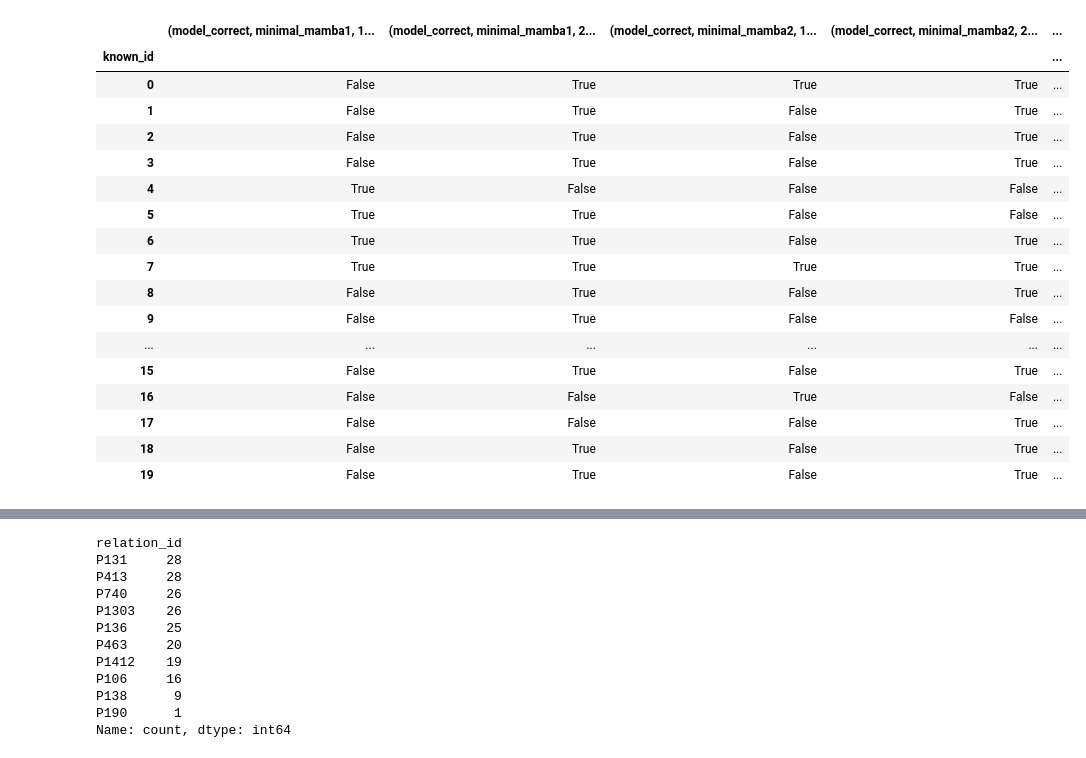
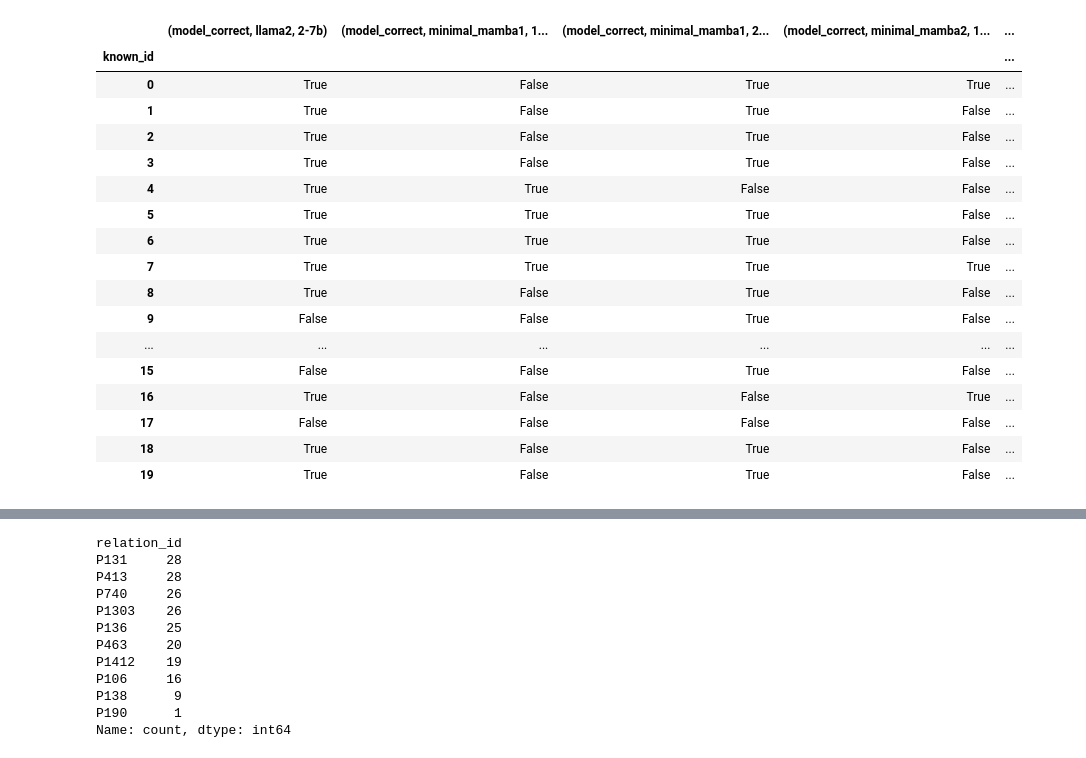
Before and after one commit to idangrosbard/ssm_analysis, a Jupyter notebook: notebooks/test-known_1000_correct.ipynb, the cells around one changed output, grey strips where cells are left out. Saved outputs shown, nothing was run; the diff lists cells and outputs as text; code cells hidden in the pictures.

```diff
--- a/notebooks/test-known_1000_correct.ipynb
+++ b/notebooks/test-known_1000_correct.ipynb
@@ -31,62 +34,74 @@ minimal_mamba2:
    2.7B
 # %%
 # Predefined constants for column names
-INDEX_COL = 'known_id'
-TOTAL_CORRECT_COL = 'total_correct'
-AGGREEMENT_TYPE_COL = 'agreement_type'
-MODEL_CORRECT_COL = 'model_correct'
-INDEX_COLUMNS = ['arch_name', 'size']
-PER_MODEL_COLS = [MODEL_CORRECT_COL, 'model_output']
+INDEX_COL = "known_id"
+TOTAL_CORRECT_COL = "total_correct"
+AGGREEMENT_TYPE_COL = "agreement_type"
+MODEL_CORRECT_COL = "model_correct"
+INDEX_COLUMNS = ["arch_name", "size"]
+PER_MODEL_COLS = [MODEL_CORRECT_COL, "model_output"]
 SHARE_COLS = [col for col in df.columns if col not in PER_MODEL_COLS + [INDEX_COL]]
-SHARE_COLS = ['prompt', 'relation_id']
+SHARE_COLS = ["prompt", "relation_id"]
 
 # Processing the data using pipes
 result = (
-    pd.concat([
-        df.assign(arch_name=name[0], size=name[1])
-        for name, df in known_1000_correct_files.items()
-    ])
+    pd.concat(
+        [
+            df.assign(arch_name=name[0], size=name[1])
+            for name, df in known_1000_correct_files.items()
+        ]
+    )
     .set_index(INDEX_COL)
-    .pipe(lambda df: (
-        pd.concat([
-            df[PER_MODEL_COLS + INDEX_COLUMNS]
-            .set_index(INDEX_COLUMNS, append=True)
-            .unstack(level=[-2, -1]),
-            df[SHARE_COLS].drop_duplicates().sort_index(),
-        ], axis=1)
-    ))
-    .pipe(lambda df: df.assign(**{
-        TOTAL_CORRECT_COL: df[[col for col in df.columns if col[0] == MODEL_CORRECT_COL]].sum(axis=1),
-        AGGREEMENT_TYPE_COL: (
-            df[[col for col in df.columns if col[0] == MODEL_CORRECT_COL]]
-            .astype(int)
-            .apply(lambda x: ''.join(x.astype(str)), axis=1)
+    .pipe(
+        lambda df: (
+            pd.concat(
+                [
+                    df[PER_MODEL_COLS + INDEX_COLUMNS]
+                    .set_index(INDEX_COLUMNS, append=True)
+                    .unstack(level=[-2, -1]),
+                    df[SHARE_COLS].drop_duplicates().sort_index(),
+                ],
+                axis=1,
+            )
         )
-
-    }))
+    )
+    .pipe(
+        lambda df: df.assign(
+            **{
+                TOTAL_CORRECT_COL: df[
+                    [col for col in df.columns if col[0] == MODEL_CORRECT_COL]
+                ].sum(axis=1),
+                AGGREEMENT_TYPE_COL: (
+                    df[[col for col in df.columns if col[0] == MODEL_CORRECT_COL]]
+                    .astype(int)
+                    .apply(lambda x: "".join(x.astype(str)), axis=1)
+                ),
+            }
+        )
+    )
 )
 
 # Displaying the result
 result.head(20)
 # %% [output]
-|  | (model_correct, minimal_mamba1, 1... | (model_correct, minimal_mamba1, 2... | (model_correct, minimal_mamba2, 1... | (model_correct, minimal_mamba2, 2... | ... |
+|  | (model_correct, llama2, 2-7b) | (model_correct, minimal_mamba1, 1... | (model_correct, minimal_mamba1, 2... | (model_correct, minimal_mamba2, 1... | ... |
 | known_id |  |  |  |  | ... |
-| 0 | False | True | True | True | ... |
-| 1 | False | True | False | True | ... |
-| 2 | False | True | False | True | ... |
-| 3 | False | True | False | True | ... |
-| 4 | True | False | False | False | ... |
-| 5 | True | True | False | False | ... |
-| 6 | True | True | False | True | ... |
+| 0 | True | False | True | True | ... |
+| 1 | True | False | True | False | ... |
+| 2 | True | False | True | False | ... |
+| 3 | True | False | True | False | ... |
+| 4 | True | True | False | False | ... |
+| 5 | True | True | True | False | ... |
+| 6 | True | True | True | False | ... |
 | 7 | True | True | True | True | ... |
-| 8 | False | True | False | True | ... |
-| 9 | False | True | False | False | ... |
+| 8 | True | False | True | False | ... |
+| 9 | False | False | True | False | ... |
 | ... | ... | ... | ... | ... | ... |
-| 15 | False | True | False | True | ... |
-| 16 | False | False | True | False | ... |
-| 17 | False | False | False | True | ... |
-| 18 | False | True | False | True | ... |
-| 19 | False | True | False | True | ... |
+| 15 | False | False | True | False | ... |
+| 16 | True | False | False | True | ... |
+| 17 | False | False | False | False | ... |
+| 18 | True | False | True | False | ... |
+| 19 | True | False | True | False | ... |
 # %%
 # print value counts for total_correct
 (
```
Also changed, not shown: parts of 6 cells of this notebook, 7 other files.
